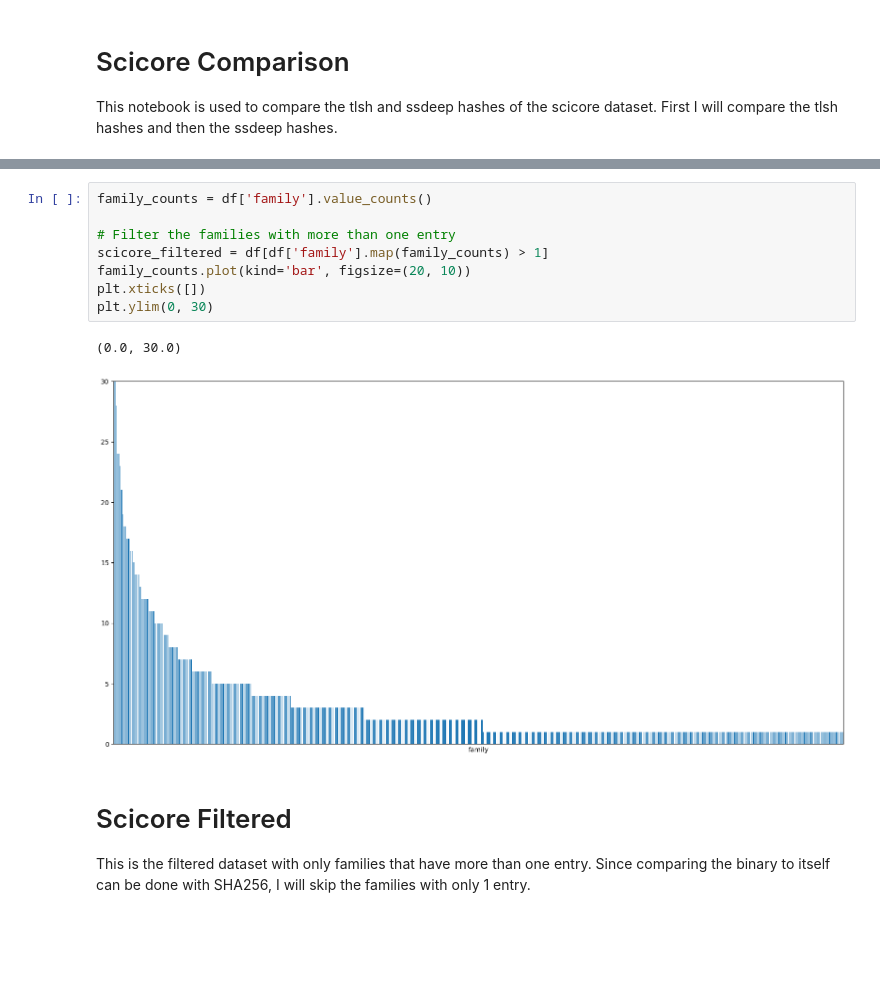
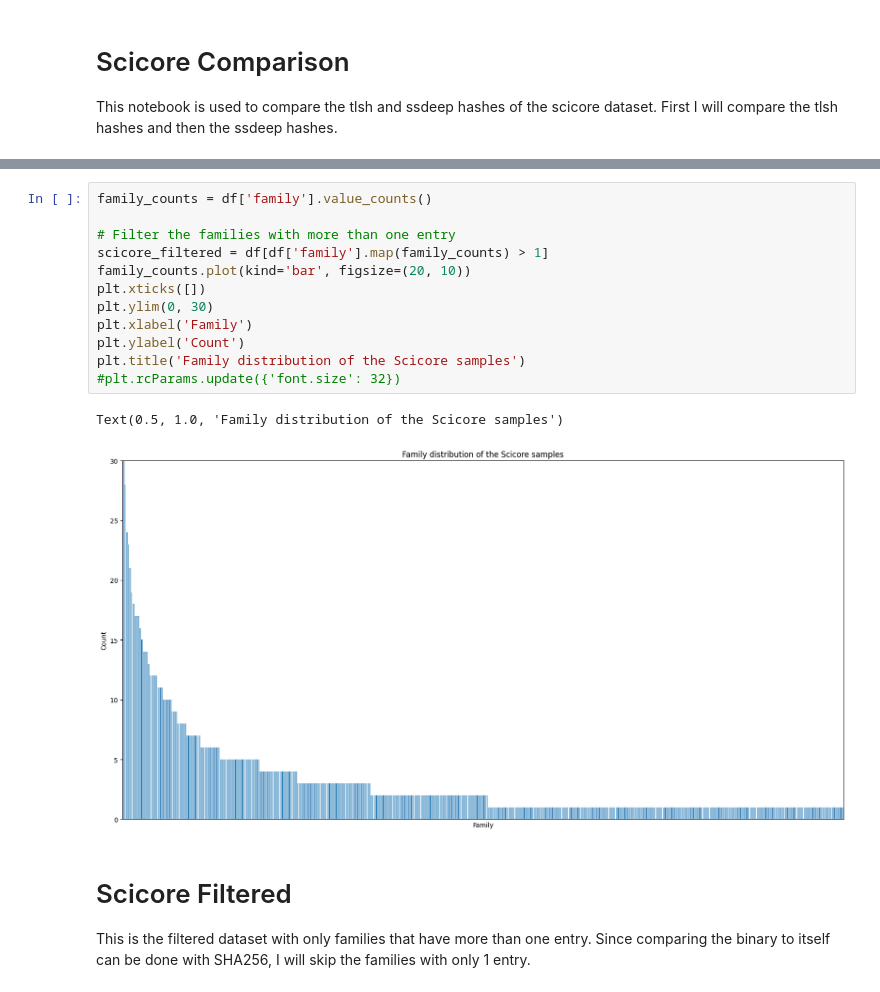
Before and after one commit to edizeqiri/obstkorb, a Jupyter notebook: Analysis/Scicore.ipynb, the cells around one changed output, grey strips where cells are left out. Saved outputs shown, nothing was run; the diff lists cells and outputs as text; blank space fills up the shorter version.

```diff
--- a/Analysis/Scicore.ipynb
+++ b/Analysis/Scicore.ipynb
@@ -35,14 +36,18 @@ Name: family, Length: 2066, dtype: object
 # %%
 family_counts = df['family'].value_counts()
 
 # Filter the families with more than one entry
 scicore_filtered = df[df['family'].map(family_counts) > 1]
 family_counts.plot(kind='bar', figsize=(20, 10))
 plt.xticks([])
 plt.ylim(0, 30)
+plt.xlabel('Family')
+plt.ylabel('Count')
+plt.title('Family distribution of the Scicore samples')
+#plt.rcParams.update({'font.size': 32})
 # %% [output]
-(0.0, 30.0)
+Text(0.5, 1.0, 'Family distribution of the Scicore samples')
-[figure, old version]
+[figure, new version]
 # %% [markdown]
 # Scicore Filtered
 
```
Also changed, not shown: parts of 24 cells of this notebook, 3 other files.
